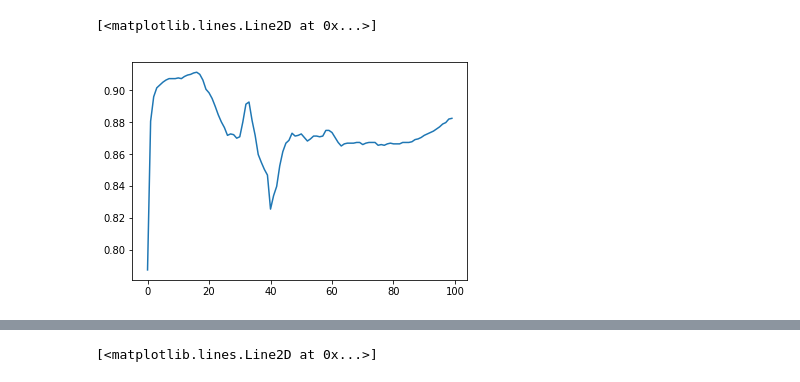
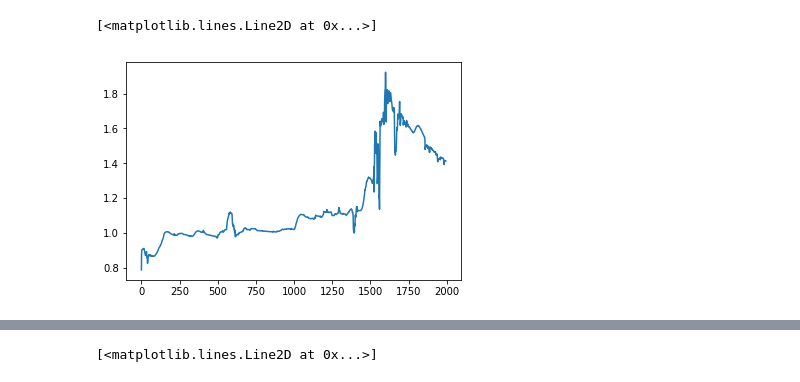
Before and after one commit to KaunilD/shimm3r4j, a Jupyter notebook: plots.ipynb, the cells around one changed output, grey strips where cells are left out. Cells and saved outputs as stored; diff of their text form; code cells hidden in the pictures.

```diff
--- a/plots.ipynb
+++ b/plots.ipynb
@@ -6,5 +6,5 @@ data = [0.7875457875457847, 0.8806524485966994, 0.895970695970696, 0.90154290154
 # %%
-plt.plot(data[:100])
+plt.plot(data)
 # %% [output]
 [<matplotlib.lines.Line2D at 0x...>]
-[figure, old version]
+[figure, new version]
```
Also changed, not shown: parts of 7 cells of this notebook, 2 other files.
